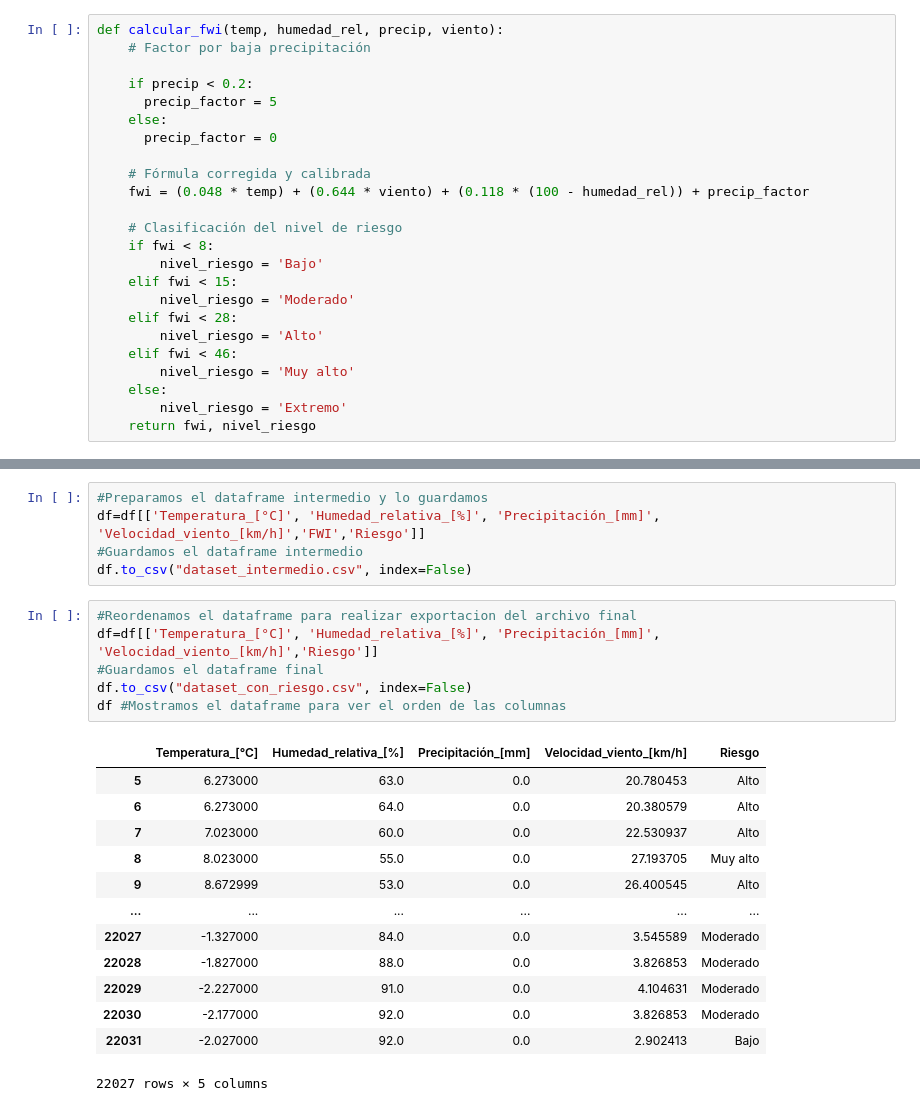
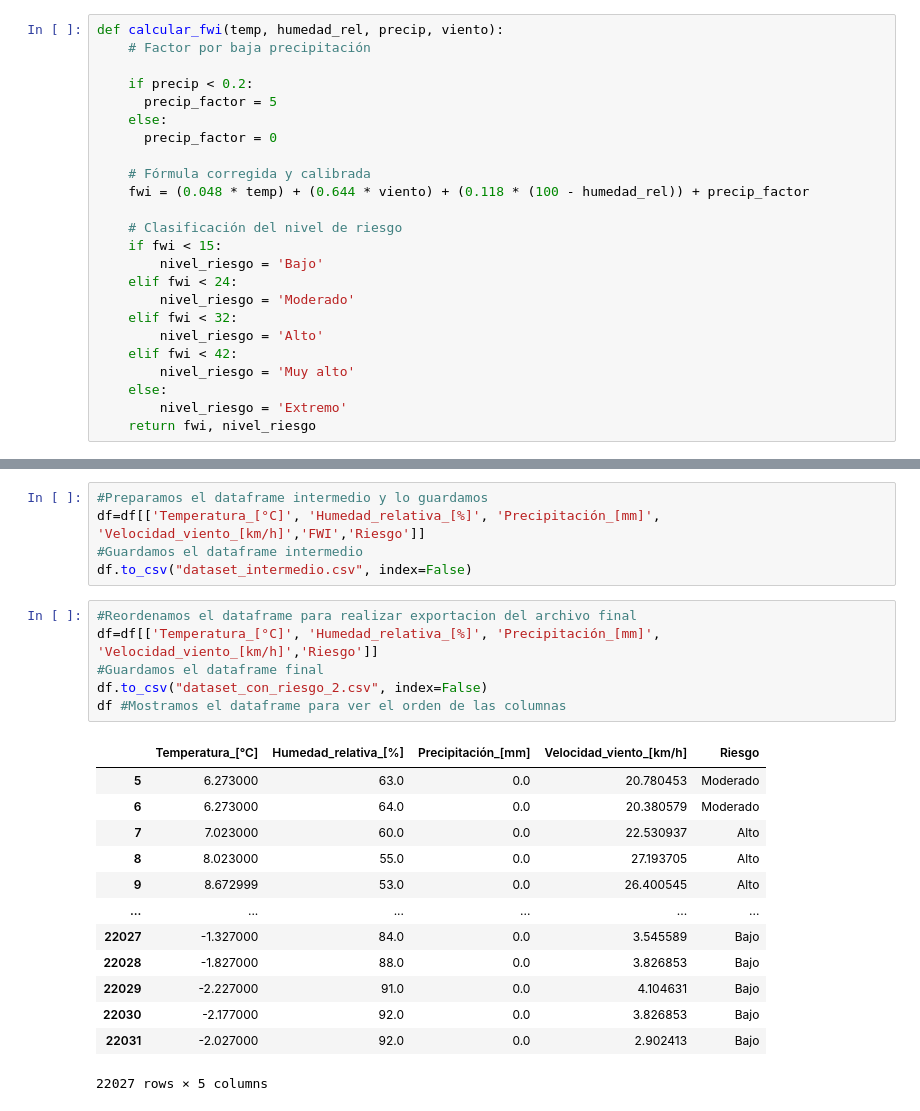
Before and after one commit to Axumis/Parcial_Aprendizaje_Automatico, a Jupyter notebook: notebooks/Parcial_Aprendizaje_Automatico.ipynb, the cells around one changed output, grey strips where cells are left out. Drawn from its saved outputs; the diff is of its cells as text.

```diff
--- a/notebooks/Parcial_Aprendizaje_Automatico.ipynb
+++ b/notebooks/Parcial_Aprendizaje_Automatico.ipynb
@@ -603,13 +603,13 @@ def calcular_fwi(temp, humedad_rel, precip, viento):
     fwi = (0.048 * temp) + (0.644 * viento) + (0.118 * (100 - humedad_rel)) + precip_factor
 
     # Clasificación del nivel de riesgo
-    if fwi < 8:
+    if fwi < 15:
         nivel_riesgo = 'Bajo'
-    elif fwi < 15:
+    elif fwi < 24:
         nivel_riesgo = 'Moderado'
-    elif fwi < 28:
+    elif fwi < 32:
         nivel_riesgo = 'Alto'
-    elif fwi < 46:
+    elif fwi < 42:
         nivel_riesgo = 'Muy alto'
     else:
         nivel_riesgo = 'Extremo'
@@ -662,20 +662,20 @@ df.to_csv("dataset_intermedio.csv", index=False)
 # %%
 #Reordenamos el dataframe para realizar exportacion del archivo final
 df=df[['Temperatura_[°C]', 'Humedad_relativa_[%]', 'Precipitación_[mm]', 'Velocidad_viento_[km/h]','Riesgo']]
 #Guardamos el dataframe final
-df.to_csv("dataset_con_riesgo.csv", index=False)
+df.to_csv("dataset_con_riesgo_2.csv", index=False)
 df #Mostramos el dataframe para ver el orden de las columnas
 # %% [output]
 |  | Temperatura_[°C] | Humedad_relativa_[%] | Precipitación_[mm] | Velocidad_viento_[km/h] | Riesgo |
-| 5 | 6.273000 | 63.0 | 0.0 | 20.780453 | Alto |
-| 6 | 6.273000 | 64.0 | 0.0 | 20.380579 | Alto |
+| 5 | 6.273000 | 63.0 | 0.0 | 20.780453 | Moderado |
+| 6 | 6.273000 | 64.0 | 0.0 | 20.380579 | Moderado |
 | 7 | 7.023000 | 60.0 | 0.0 | 22.530937 | Alto |
-| 8 | 8.023000 | 55.0 | 0.0 | 27.193705 | Muy alto |
+| 8 | 8.023000 | 55.0 | 0.0 | 27.193705 | Alto |
 | 9 | 8.672999 | 53.0 | 0.0 | 26.400545 | Alto |
 | ... | ... | ... | ... | ... | ... |
-| 22027 | -1.327000 | 84.0 | 0.0 | 3.545589 | Moderado |
-| 22028 | -1.827000 | 88.0 | 0.0 | 3.826853 | Moderado |
-| 22029 | -2.227000 | 91.0 | 0.0 | 4.104631 | Moderado |
-| 22030 | -2.177000 | 92.0 | 0.0 | 3.826853 | Moderado |
+| 22027 | -1.327000 | 84.0 | 0.0 | 3.545589 | Bajo |
+| 22028 | -1.827000 | 88.0 | 0.0 | 3.826853 | Bajo |
+| 22029 | -2.227000 | 91.0 | 0.0 | 4.104631 | Bajo |
+| 22030 | -2.177000 | 92.0 | 0.0 | 3.826853 | Bajo |
 | 22031 | -2.027000 | 92.0 | 0.0 | 2.902413 | Bajo |
 22027 rows × 5 columns
```
Also changed, not shown: parts of 9 cells of this notebook.
